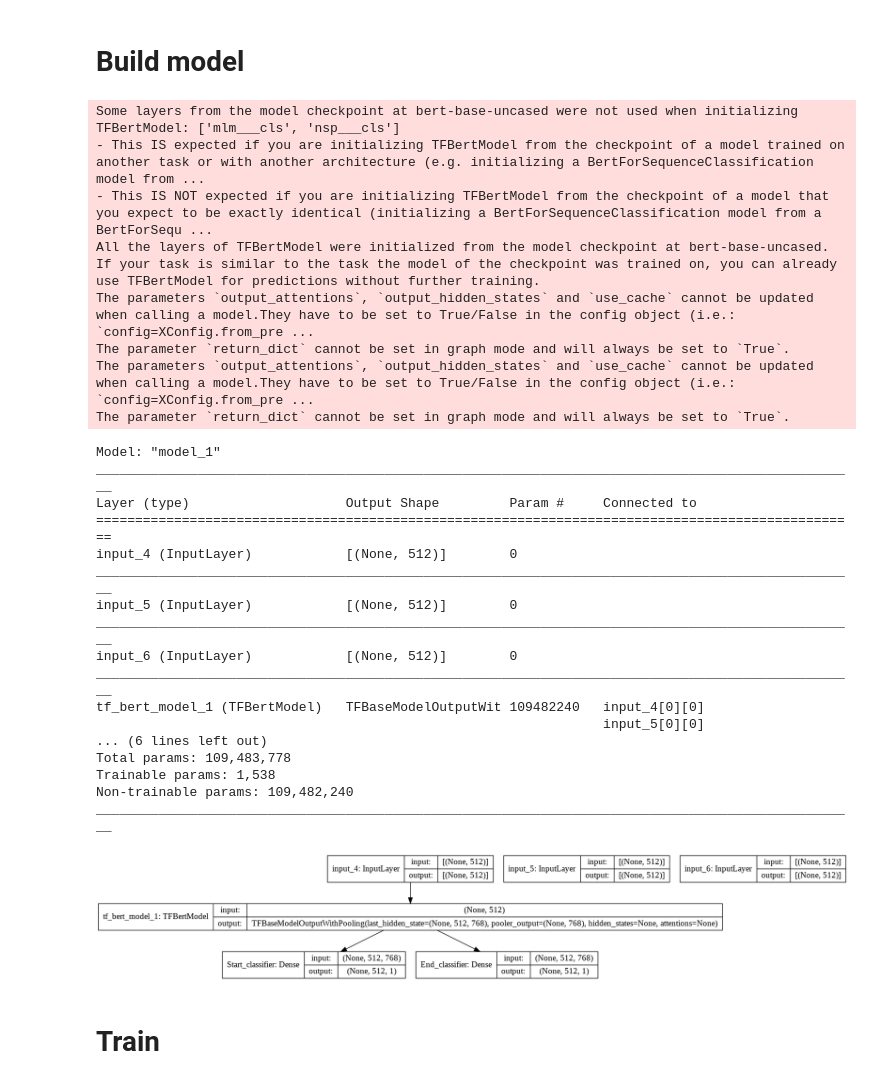
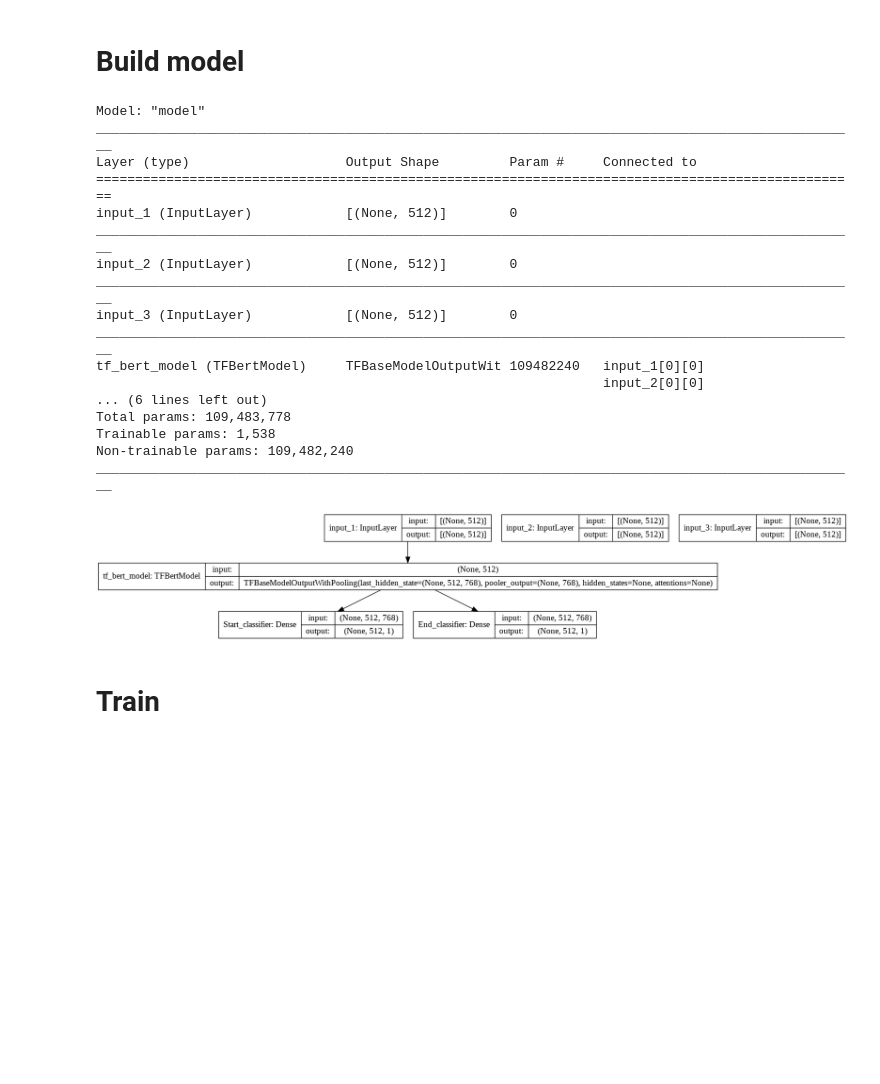
Before and after one commit to giuliofortini/NLP_SQuAD_Project, a Jupyter notebook: SQuAD_project.ipynb, the cells around one changed output. Drawn from its saved outputs; the diff is of its cells as text; code cells hidden in the pictures; blank space fills up the shorter version.

```diff
--- a/SQuAD_project.ipynb
+++ b/SQuAD_project.ipynb
@@ -419,61 +434,52 @@ def build_model():
 
   input_ids_layer = Input(shape = (512,), dtype='int64')
   attention_mask_layer = Input(shape = (512,), dtype='int64')
   token_ids_layer = Input(shape = (512,), dtype='int64')
 
   bert_model = TFBertModel.from_pretrained('bert-base-uncased')
 
   for layer in bert_model.layers:
     layer.trainable = False
 
   bert = bert_model(input_ids = input_ids_layer,
                     attention_mask = attention_mask_layer,
                     token_type_ids = token_ids_layer,
                     return_dict = False,
                     output_attentions = False,
                     output_hidden_states = False
                     ).last_hidden_state
 
-  flat = Flatten()(bert)
+  # flat = Flatten()(bert)
   start_classifier = Dense(units=1, activation="softmax", name="Start_classifier")(bert)
   end_classifier = Dense(units=1, activation="softmax", name="End_classifier")(bert)
 
   model = Model(inputs=[input_ids_layer, attention_mask_layer, token_ids_layer],
                 outputs=[start_classifier, end_classifier])
   model.summary()
   return model
 
 
 model = build_model()
 plot_model(model, show_shapes=True)
 # %% [output]
-Some layers from the model checkpoint at bert-base-uncased were not used when initializing TFBertModel: ['mlm___cls', 'nsp___cls']
-- This IS expected if you are initializing TFBertModel from the checkpoint of a model trained on another task or with another architecture (e.g. initializing a BertForSequenceClassification model from ...
-- This IS NOT expected if you are initializing TFBertModel from the checkpoint of a model that you expect to be exactly identical (initializing a BertForSequenceClassification model from a BertForSequ ...
-All the layers of TFBertModel were initialized from the model checkpoint at bert-base-uncased.
-If your task is similar to the task the model of the checkpoint was trained on, you can already use TFBertModel for predictions without further training.
-The parameters `output_attentions`, `output_hidden_states` and `use_cache` cannot be updated when calling a model.They have to be set to True/False in the config object (i.e.: `config=XConfig.from_pre ...
-The parameter `return_dict` cannot be set in graph mode and will always be set to `True`.
-The parameters `output_attentions`, `output_hidden_states` and `use_cache` cannot be updated when calling a model.They have to be set to True/False in the config object (i.e.: `config=XConfig.from_pre ...
-The parameter `return_dict` cannot be set in graph mode and will always be set to `True`.
+Model: "model"
+__________________________________________________________________________________________________
+Layer (type)                    Output Shape         Param #     Connected to
+==================================================================================================
+input_1 (InputLayer)            [(None, 512)]        0
+__________________________________________________________________________________________________
+input_2 (InputLayer)            [(None, 512)]        0
+__________________________________________________________________________________________________
+input_3 (InputLayer)            [(None, 512)]        0
+__________________________________________________________________________________________________
+tf_bert_model (TFBertModel)     TFBaseModelOutputWit 109482240   input_1[0][0]
+                                                                 input_2[0][0]
+... (6 lines left out)
+Total params: 109,483,778
+Trainable params: 1,538
+Non-trainable params: 109,482,240
+__________________________________________________________________________________________________
-Model: "model_1"
-__________________________________________________________________________________________________
-Layer (type)                    Output Shape         Param #     Connected to
-==================================================================================================
-input_4 (InputLayer)            [(None, 512)]        0
-__________________________________________________________________________________________________
-input_5 (InputLayer)            [(None, 512)]        0
-__________________________________________________________________________________________________
-input_6 (InputLayer)            [(None, 512)]        0
-__________________________________________________________________________________________________
-tf_bert_model_1 (TFBertModel)   TFBaseModelOutputWit 109482240   input_4[0][0]
-                                                                 input_5[0][0]
-... (6 lines left out)
-Total params: 109,483,778
-Trainable params: 1,538
-Non-trainable params: 109,482,240
-__________________________________________________________________________________________________
-[figure, old version]
+[figure, new version]
 # %%
 optimizer = tf.keras.optimizers.Adam(learning_rate=3e-5, epsilon=1e-08, clipnorm=1.0)
 loss = tf.keras.losses.CategoricalCrossentropy(from_logits=True)
```
Also changed, not shown: parts of 26 cells of this notebook.
